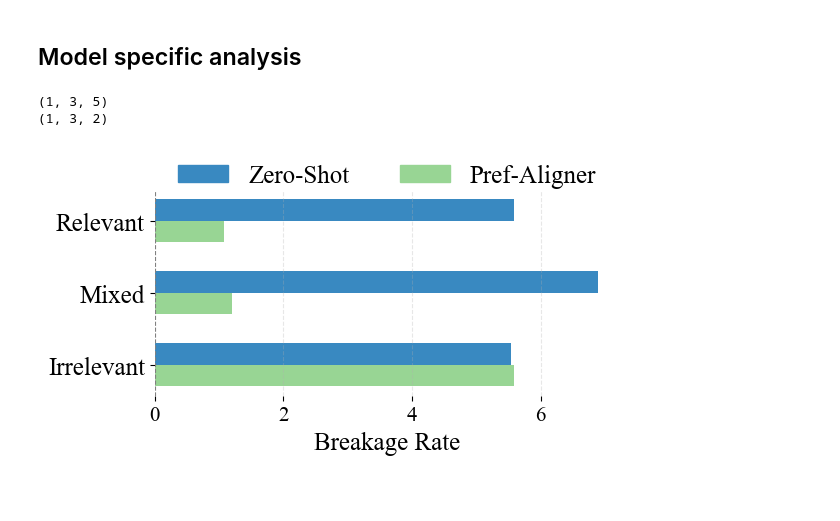
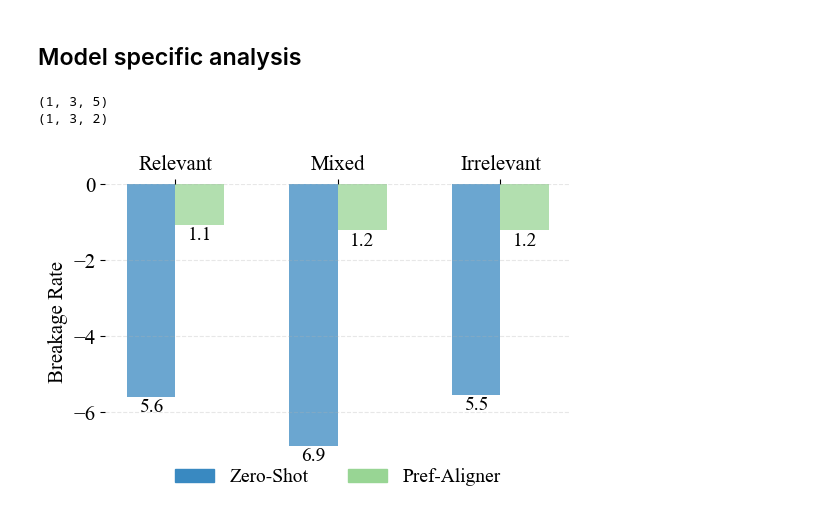
Before and after one commit to chimaobi-okite/pref_aligner, a Jupyter notebook: process_results.ipynb, the cells around one changed output. Cells and saved outputs as stored; diff of their text form; code cells hidden in the pictures; blank space fills up the shorter version.

```diff
--- a/process_results.ipynb
+++ b/process_results.ipynb
@@ -226,7 +232,7 @@ for metric in METRICS:
 # %% [markdown]
 ## Horizontal Bar Plot for Relevant/Irrelevant/Mixed
 # %%
-from results_helper import relevance_hbarplot, filter_axis
+from results_helper import relevance_hbarplot, filter_axis, relevance_vbarplot
 
 matrices = []
 
@@ -257,6 +263,15 @@ for metric in METRICS:
         xlabel=METRIC_LABELS[metric],
         show=True,
     )
+
+    relevance_vbarplot(
+        data,
+        relevance_list=RELEVANCE,
+        models=model_names_rel_hb,
+        title=f"{metric} by Relevance",
+        ylabel=METRIC_LABELS[metric],
+        show=True,
+    )
 # %% [output]
 (13, 3)
 (5, 3)
@@ -587,6 +631,7 @@ aligner_improvement_hbarplot_full(
 from results_helper import (
     aligner_improvement_hbarplot_full,
     aligner_improvement_hbarplot,
+    aligner_improvement_vbarplot,
     PROMPT_METHODS_DICT,
     MODELS_SHORT_DICT
 )
@@ -596,34 +641,45 @@ models = [
 ]
 metric="BR"
 for model in models:
     data, order = results_dict.get_field_matrix(
         field=[metric],
         fixed_keys={
             "dataset": "full",
             "model": "Llama-3.3-70B-Instruct-Turbo-Free",
         },
         axis_keys=["relevance", "method"]
     )
     data = np.array(data)       # [fields x relevance x methods]
     print(data.shape)
     # Take the first 5
     # data = data[:, :4]
     # models_ref = MODELS[:4].copy()
     # data = np.stack([data[:, i] for i in [0, 1, 4, 7]], axis=1)
     data = np.stack([data[..., i] for i in [0, -1]], axis=-1)
     print(data.shape)       # [fields x models x methods]
 
-    aligner_improvement_hbarplot(
+    # aligner_improvement_hbarplot(
+    #     data[0],
+    #     methods=["direct", "aligner"],
+    #     label_dict=PROMPT_METHODS_DICT,
+    #     models=[RELEVANCE_DICT[r] for r in RELEVANCE],
+    #     title=f"Aligner improvement {metric} for {MODELS_SHORT_DICT[model]}",
+    #     xlabel=METRIC_LABELS[metric],
+    #     figh=3,
+    #     show=True,
+    # )
+
+    aligner_improvement_vbarplot(
         data[0],
         methods=["direct", "aligner"],
         label_dict=PROMPT_METHODS_DICT,
         models=[RELEVANCE_DICT[r] for r in RELEVANCE],
         title=f"Aligner improvement {metric} for {MODELS_SHORT_DICT[model]}",
-        xlabel=METRIC_LABELS[metric],
-        figh=3,
+        ylabel=METRIC_LABELS[metric],
+        figh=4,
         show=True,
     )
 # %% [output]
 (1, 3, 5)
 (1, 3, 2)
-[figure, old version]
+[figure, new version]
```
Also changed, not shown: parts of 7 cells of this notebook, 50 other files.
